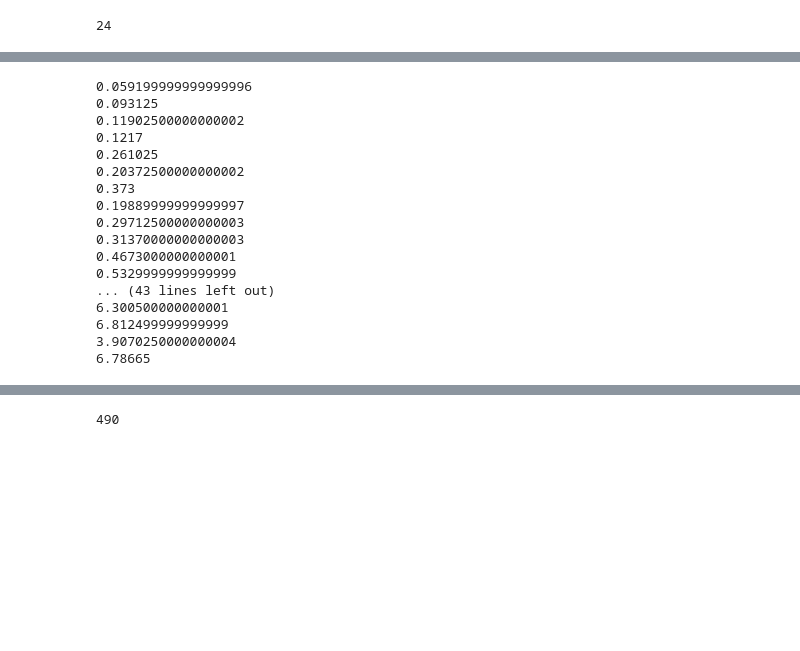
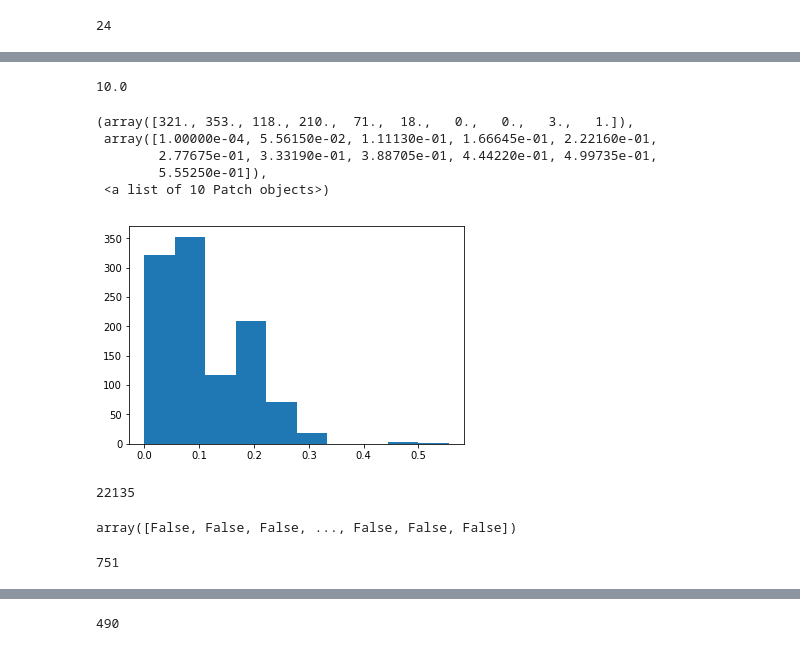
Before and after one commit to Meteoricer/OpenMP, a Jupyter notebook: FtsZ_Tracking.ipynb, the cells around one changed output, grey strips where cells are left out. Drawn from its saved outputs; the diff is of its cells as text; code cells hidden in the pictures; blank space fills up the shorter version.

```diff
--- a/FtsZ_Tracking.ipynb
+++ b/FtsZ_Tracking.ipynb
@@ -120,47 +297,59 @@ for i in range(1,end_time):
+# %%
+delta_time/sample_interval
+# %% [output]
+10.0
 # %%
+end_time=5
+delta_time=100
+FtsZ_location=[]
+index=0
+ID=sorted_table_ID[index]
+while table_length[ID]>end_time*delta_time:
+#     print(table_length[ID])
+    FtsZ_location.append(big_table[ID])
+    index+=1
+    ID=sorted_table_ID[index]
+# for ID in sorted_table_ID[0:1000]:
+#     print(table_length[ID])
+#     if table_length[ID]>end_time*100
+#     FtsZ_location.append(big_table[ID])
 
+sample_interval=10
 distances_aggr=[]
-distances=[0]*end_time
-error_bar=[0]*end_time
-for i in range(1,end_time):
+distances=[0]*end_time*int(delta_time/sample_interval)
+error_bar=[0]*end_time*int(delta_time/sample_interval)
+median=[0]*end_time*int(delta_time/sample_interval)
+for i in range(1,end_time*int(delta_time/sample_interval)):
     distance_sum=[]
 #     counter=0
-    for j in range(0,end_time,i):
+    for j in range(0,end_time*int(delta_time/sample_interval),i):
 
 
         for FtsZ in FtsZ_location:
-            if j*100+i*100<end_time*100:
-                initial=FtsZ[j*100]
-                final=FtsZ[j*100+i*100]
-                distance=(((int(final[0])-int(initial[0]))*5*10**(-3))**2+((int(final[1])-int(initial[1]))*5*10**(-3))**2)
-                if distance<=i*0.2:
+            if j*sample_interval+i*sample_interval<end_time*delta_time:
+                initial=FtsZ[j*sample_interval]
+                final=FtsZ[j*sample_interval+i*sample_interval]
+                distance=((int(final[0])-int(initial[0]))*5*10**(-3))**2+((int(final[1])-int(initial[1]))*5*10**(-3))**2
+                if distance<=6:
                     distance_sum.append(distance)
 #                 counter+=1
-    print(np.max(distance_sum))
+#     print(np.max(distance_sum))
 #     print(np.mean(distance_sum))
 #     if np.max(distance_sum)
     distances_aggr.append(distance_sum)
     distances[i]=np.mean(distance_sum)
     error_bar[i]=np.std(distance_sum)
+    median[i]=np.median(distance_sum)
 #     distances[i]=np.mean(distance_sum)
 #     error_bar[i]=np.std(distance_sum)
 # distances=np.array(distances,dtype='float')
 # error_bar=np.array(error_bar,dtype='float')
-# %% [output]
-0.059199999999999996
-0.093125
-0.11902500000000002
-0.1217
-0.261025
-0.20372500000000002
-0.373
-0.19889999999999997
-0.29712500000000003
-0.31370000000000003
-0.4673000000000001
-0.5329999999999999
-... (43 lines left out)
-6.300500000000001
-6.812499999999999
-3.9070250000000004
-6.78665
+# %%
+plt.hist(distances_aggr[-1])
+# %% [output]
+(array([321., 353., 118., 210.,  71.,  18.,   0.,   0.,   3.,   1.]),
+ array([1.00000e-04, 5.56150e-02, 1.11130e-01, 1.66645e-01, 2.22160e-01,
+        2.77675e-01, 3.33190e-01, 3.88705e-01, 4.44220e-01, 4.99735e-01,
+        5.55250e-01]),
+ <a list of 10 Patch objects>)
+[figure, added]
@@ -166,0 +358,12 @@ for i in range(1,end_time):
+# %%
+distances_aggr_np.size
+# %% [output]
+22135
+# %%
+distances_aggr_np>1
+# %% [output]
+array([False, False, False, ..., False, False, False])
+# %%
+distances_aggr_np[distances_aggr_np>1].size
+# %% [output]
+751
```
Also changed, not shown: parts of 61 cells of this notebook.
